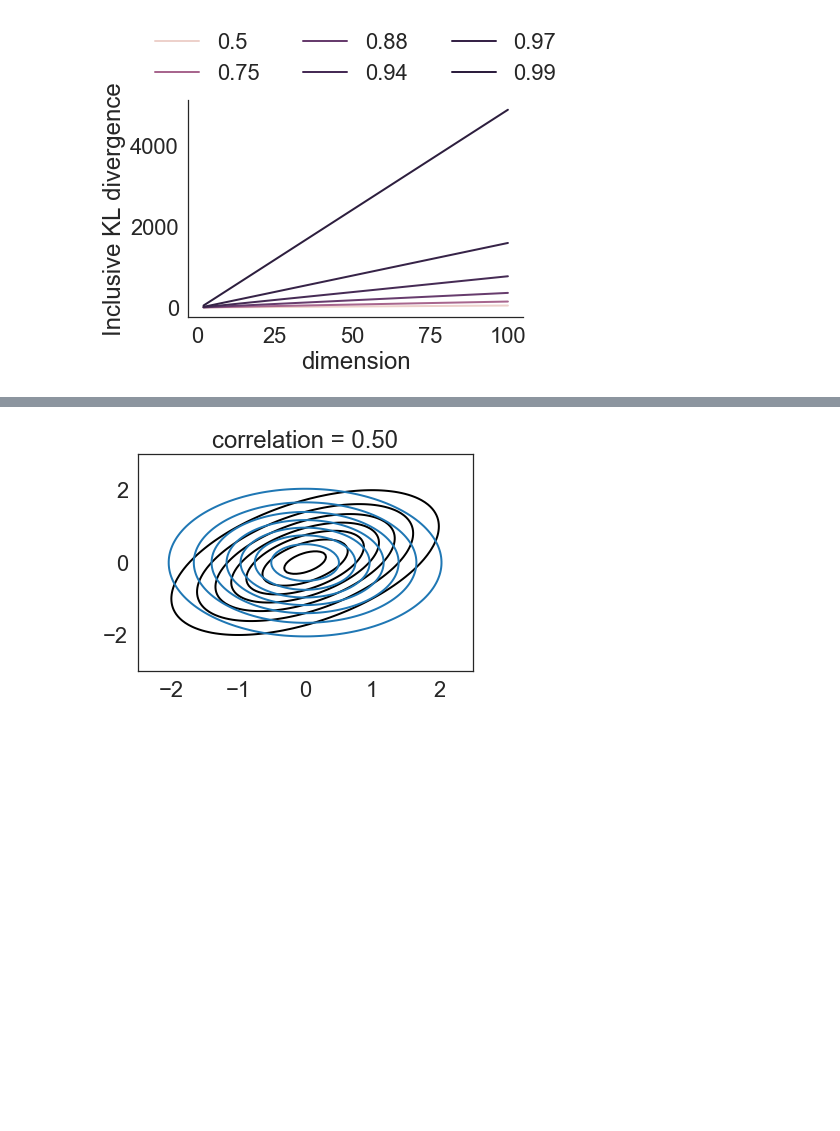
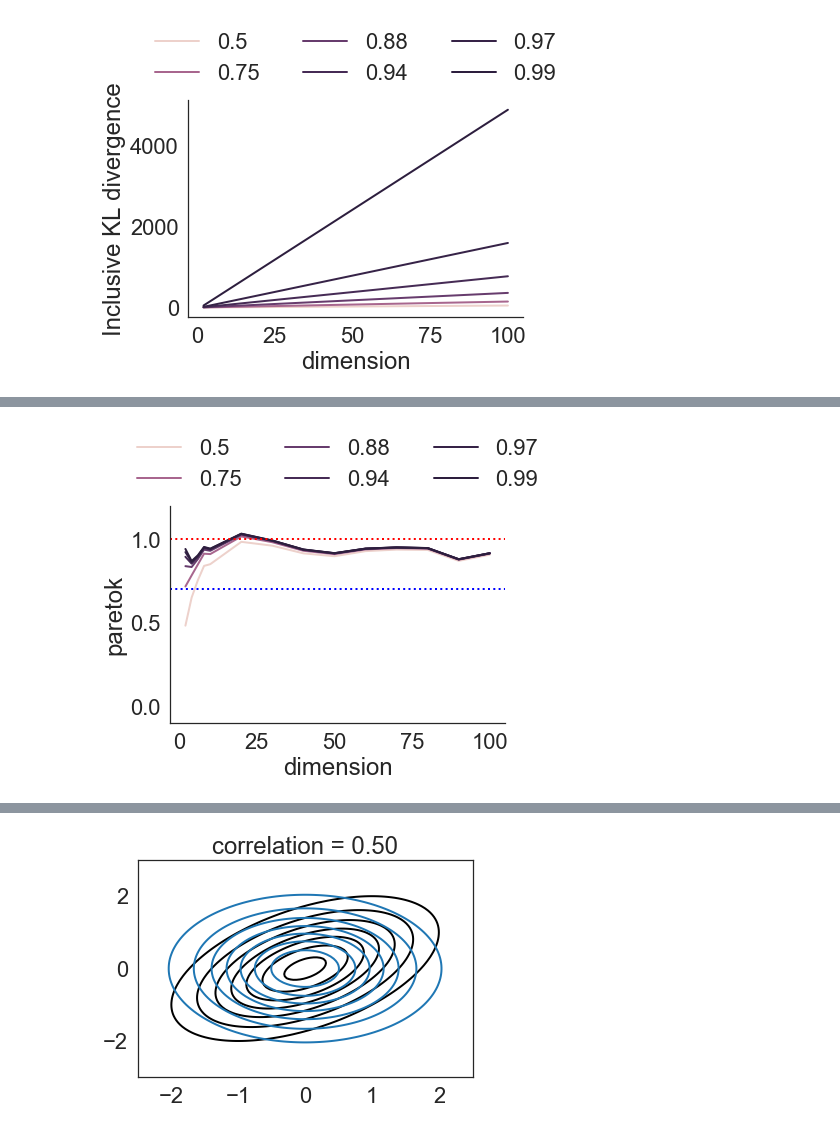
Before and after one commit to kunalghosh/viabel, a Jupyter notebook: notebooks/KL-Gaussian-minimization-new.ipynb, the cells around one changed output, grey strips where cells are left out. Saved outputs shown, nothing was run; the diff lists cells and outputs as text; code cells hidden in the pictures; blank space fills up the shorter version.

Commit message:
adding plots for k-hat to gaussian -gaussian notebook ....

```diff
--- a/notebooks/KL-Gaussian-minimization-new.ipynb
+++ b/notebooks/KL-Gaussian-minimization-new.ipynb
@@ -15,5 +24,5 @@ matplotlib.rcParams['ps.fonttype'] = 42
 # %%
-def plot_contours(means, covs, colors=None, xlim=[-10,10], ylim=[-3, 3], corr=None):
+def plot_contours(means, covs, colors=None, xlim=[-10,10], ylim=[-3, 3], corr=None, savepath=None):
     xlist = np.linspace(xlim[0], xlim[1], 100)
     ylist = np.linspace(ylim[0], ylim[1], 100)
     X,Y = np.meshgrid(xlist, ylist)
@@ -24,8 +33,13 @@ def plot_contours(means, covs, colors=None, xlim=[-10,10], ylim=[-3, 3], corr=No
         plt.contour(X, Y, Z, colors=[col], linestyles='solid')
     if corr is not None:
         plt.title('correlation = {:.2f}'.format(corr))
+    if savepath is None:
         plt.savefig('../writing/variational-objectives/figures/kl-vb-corr-{:.2f}.pdf'.format(corr),
                     bbox_inches='tight')
+    else:
+        plt.savefig(savepath, bbox_inches='tight')
+
+
     plt.show()
 # %%
 def gaussianKL(m1, c1, m2, c2):
@@ -36,14 +70,16 @@ def gaussianKL(m1, c1, m2, c2):
 # %%
 rhos = [.5, .75, .88, .94, .97, .99]
 # rhos.reverse()
-ds = np.concatenate([np.arange(2,10,2), np.arange(10,105,5,dtype=int)]) # np.arange(2,11,2,dtype=int)
-df = pd.DataFrame(columns=['corr', 'd', 'KL'])
-inc_df = pd.DataFrame(columns=['corr', 'd', 'KL'])
+ds = np.concatenate([np.arange(2,10,2), np.arange(10,105,10,dtype=int)]) # np.arange(2,11,2,dtype=int)
+df = pd.DataFrame(columns=['corr', 'd', 'KL', 'KL-samples', 'paretok'])
+inc_df = pd.DataFrame(columns=['corr', 'd', 'KL', 'KL-samples', 'paretok'])
+
 for rho in rhos:
     for d in ds:
         c2 = rho*np.ones((d,d))
         c2[np.diag_indices_from(c2)] = 1
         m2 = np.zeros(d)
+        mf_g_var_family = mean_field_gaussian_variational_family(dim=d)
         def objective(logc1):
             c1 = np.diag(np.exp(logc1))
             return gaussianKL(m2, c1, m2, c2)
@@ -52,9 +88,14 @@ for rho in rhos:
             plot_contours(means=[m2]*2, covs=[c2, np.diag(np.exp(res.x))],
                           colors=[(0.,0.,0.)]+sns.color_palette(),
                           xlim=[-2.5,2.5], corr=rho)
-        df = df.append(dict(corr=rho, dimension=d, KL=res.fun), ignore_index=True)
+
+        init_var_param = np.concatenate([m2, np.array(res.x)/2])
+        kl_val, paretok1 = compute_KL_estimate(m2, c2, mf_g_var_family, init_var_param, dim=d )
+        df = df.append(dict(corr=rho, dimension=d, KL=res.fun, KL2 = kl_val, paretok=paretok1), ignore_index=True)
         inc_kl = gaussianKL(m2, c2, m2, np.diag(np.exp(res.x)) )
-        inc_df = inc_df.append(dict(corr=rho, dimension=d, KL=inc_kl), ignore_index=True)
+
+        inc_kl_est, paretok2 = compute_inclusive_KL(m2, c2, mf_g_var_family, init_var_param, dim=d )
+        inc_df = inc_df.append(dict(corr=rho, dimension=d, KL=inc_kl, KL2=inc_kl_est, paretok=paretok2), ignore_index=True)
 # %% [output]
 [figure]
 [figure]
@@ -94,0 +142,14 @@ plt.show()
+# %%
+sns.lineplot(data=df, x='dimension', y='paretok', hue='corr', legend='full')
+#plt.legend(rhos, bbox_to_anchor=(1.04,1), loc="upper left")
+plt.ylabel('paretok')
+plt.axhline(y=0.7, color='blue', linestyle=':')
+plt.axhline(y=1.0, color='red', linestyle=':')
+plt.ylim((-0.1, 1.2))
+plt.legend(rhos, loc='upper center', bbox_to_anchor=(0.5, 1.4),
+           ncol=3, frameon=False)
+sns.despine()
+plt.savefig('../writing/variational-objectives/figures/kl-gaussian_gaussian_mean_field_paretok.pdf', bbox_inches='tight')
+plt.show()
+# %% [output]
+[figure, added]
```
Also changed, not shown: parts of 18 cells of this notebook.
